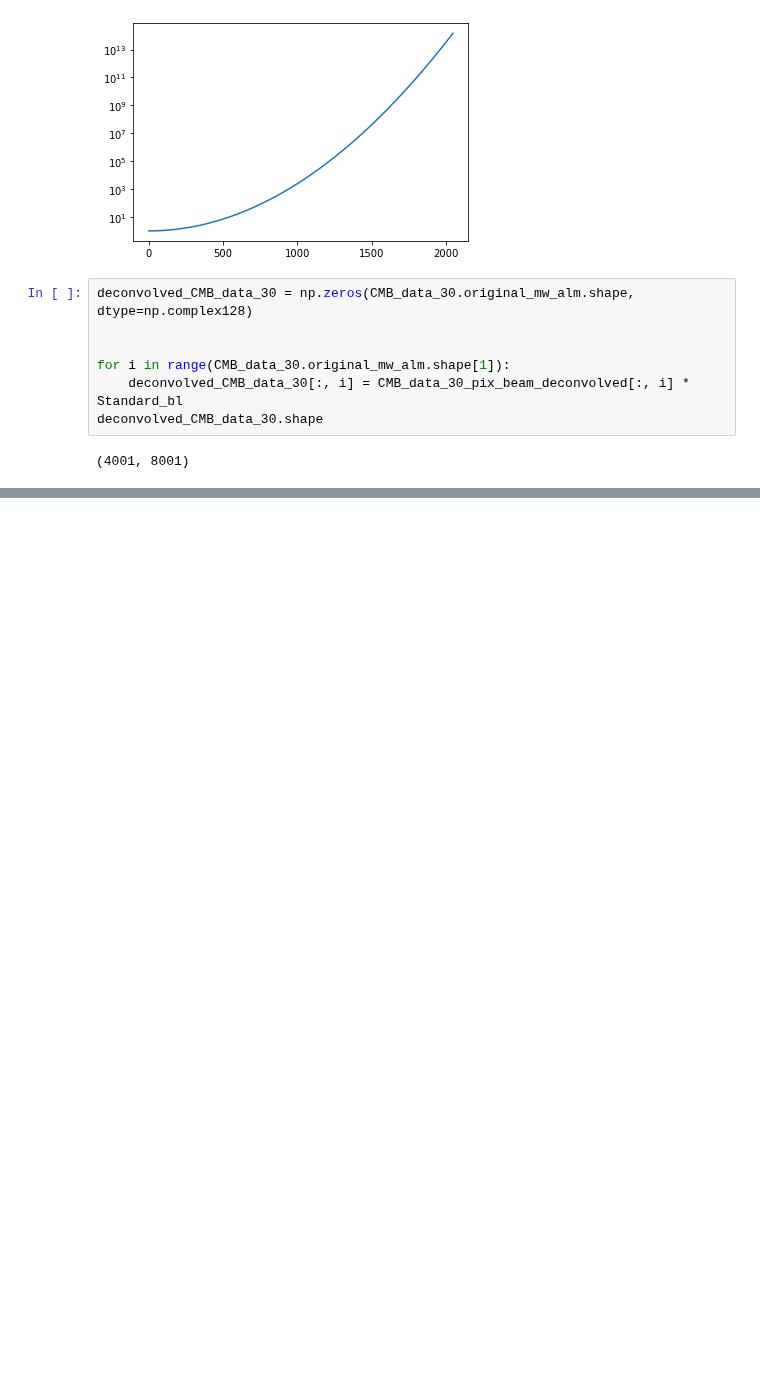
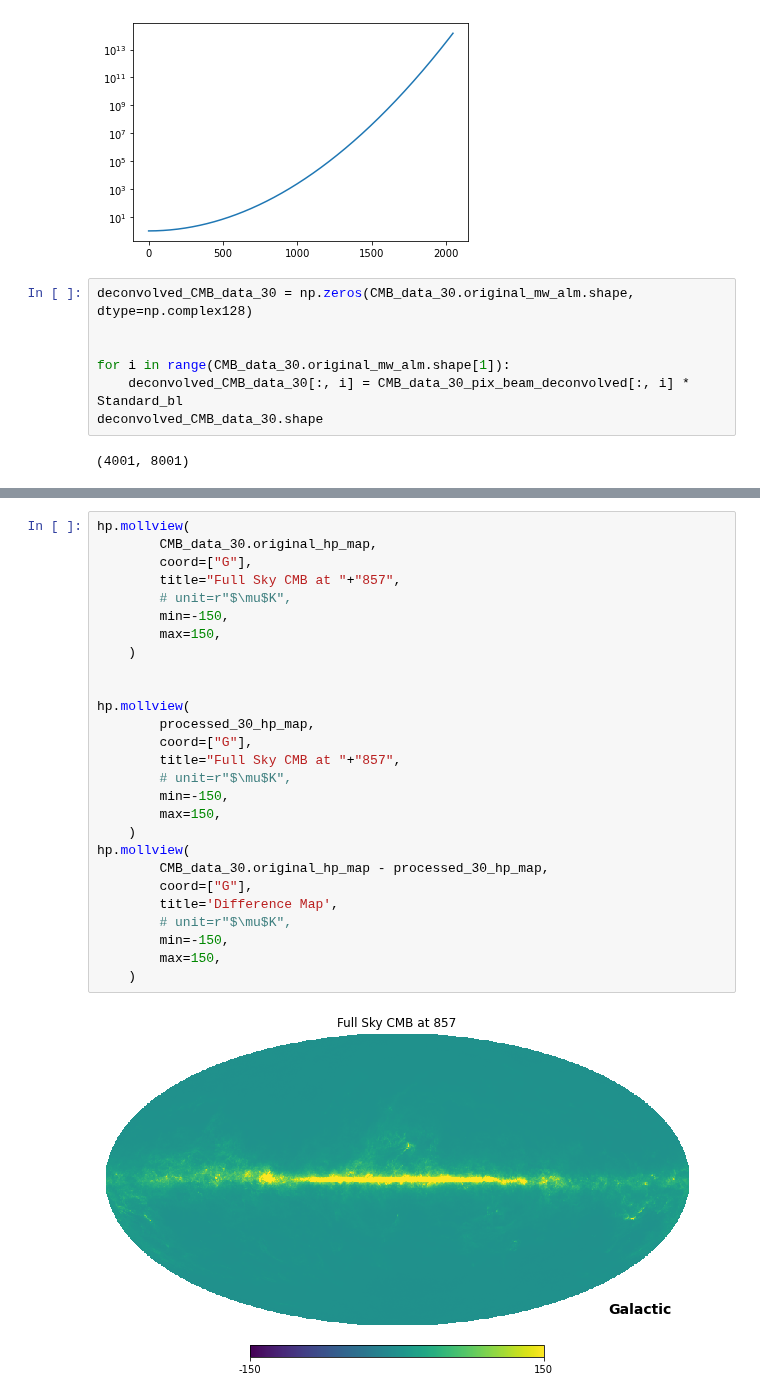
Before and after one commit to CodefromMax/CMB_plot, a Jupyter notebook: code/beam_deconvolution_857_complex.ipynb, the cells around one changed output, grey strips where cells are left out. Saved outputs shown, nothing was run; the diff lists cells and outputs as text; blank space fills up the shorter version.

```diff
--- a/code/beam_deconvolution_857_complex.ipynb
+++ b/code/beam_deconvolution_857_complex.ipynb
@@ -199,0 +203,29 @@ hp.mollview(
+# %%
+hp.mollview(
+        CMB_data_30.original_hp_map,
+        coord=["G"],
+        title="Full Sky CMB at "+"857",
+        # unit=r"$\mu$K",
+        min=-150,
+        max=150,
+    )
+
+
+hp.mollview(
+        processed_30_hp_map,
+        coord=["G"],
+        title="Full Sky CMB at "+"857",
+        # unit=r"$\mu$K",
+        min=-150,
+        max=150,
+    )
+hp.mollview(
+        CMB_data_30.original_hp_map - processed_30_hp_map,
+        coord=["G"],
+        title='Difference Map',
+        # unit=r"$\mu$K",
+        min=-150,
+        max=150,
+    )
+# %% [output]
+[figure, added]
```
Also changed, not shown: parts of 2 cells of this notebook.
